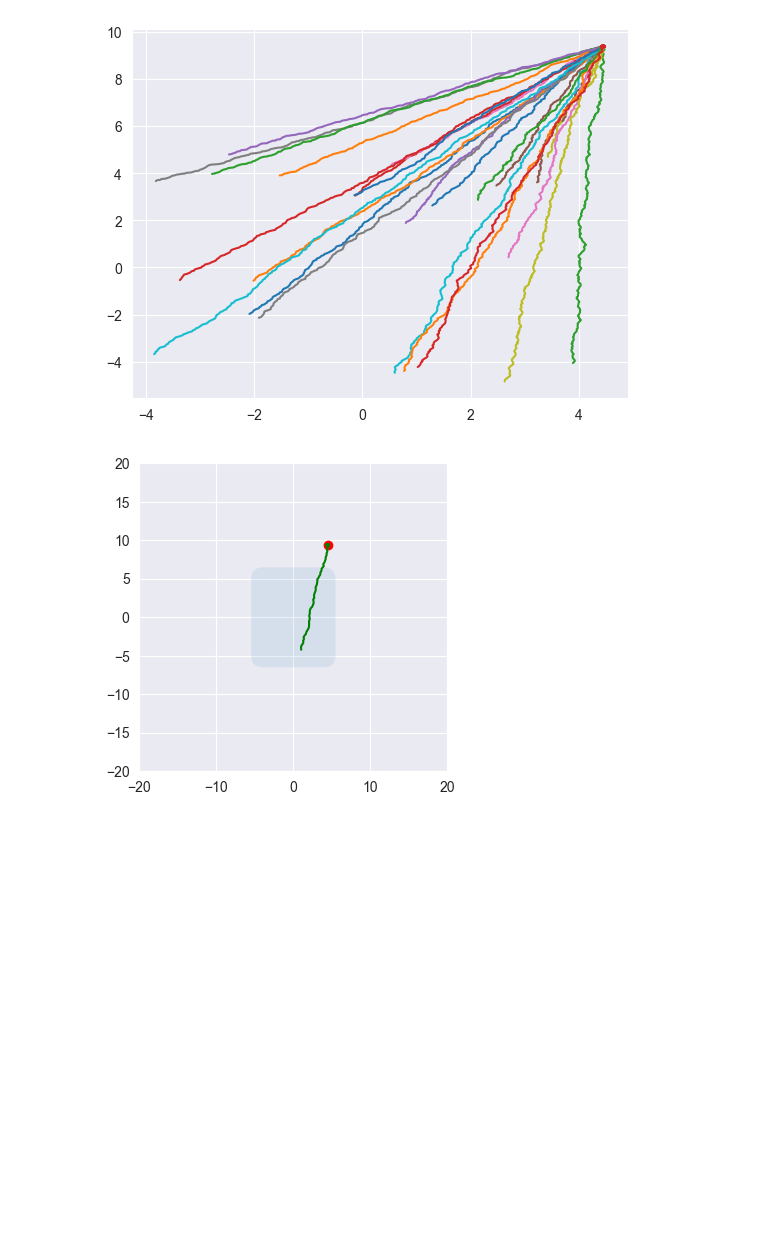
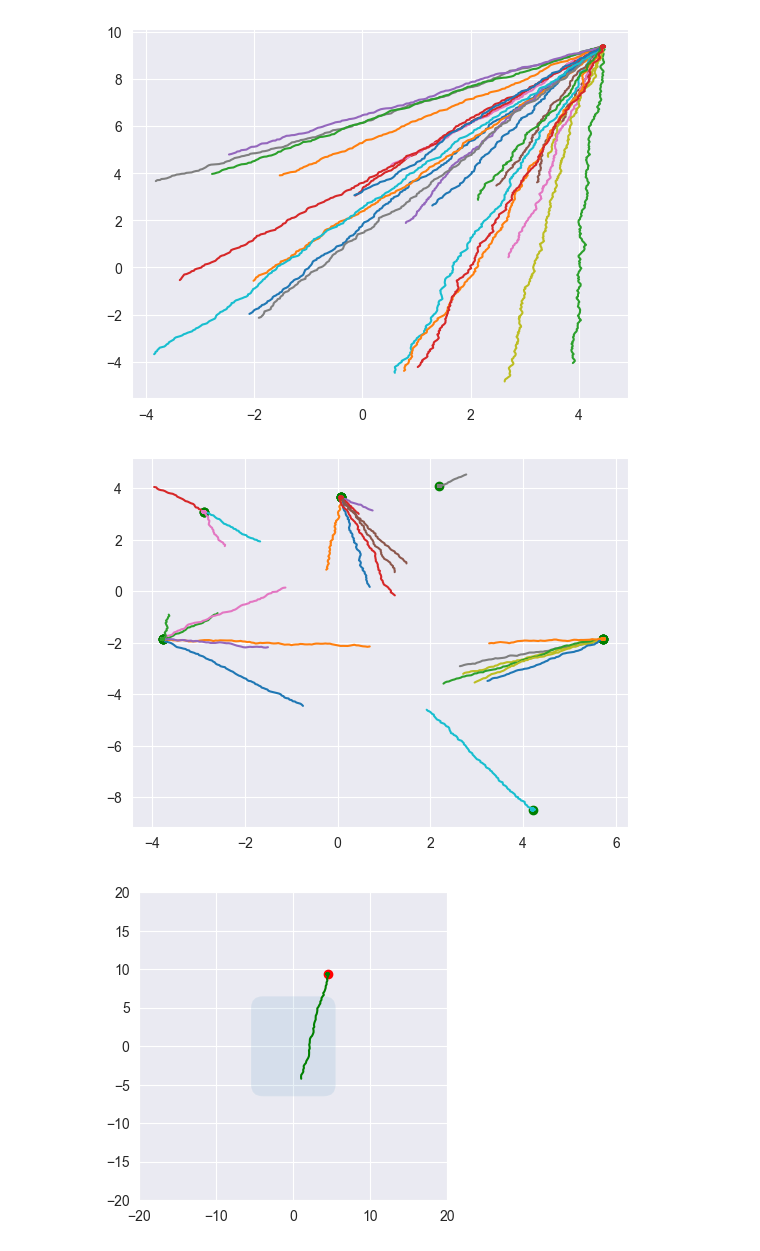
Before and after one commit to jerrymhuang/TogetherFlow, a Jupyter notebook: togetherflow/simulation_test.ipynb, the cells around one changed output. Cells and saved outputs as stored; diff of their text form; code cells hidden in the pictures; blank space fills up the shorter version.

```diff
--- a/togetherflow/simulation_test.ipynb
+++ b/togetherflow/simulation_test.ipynb
@@ -129,6 +139,17 @@ for i in range(len(agent_pos)):
     plt.plot(ext_position_sim[:,0], ext_position_sim[:,1])
 # %% [output]
 [figure]
+# %%
+for i in range(len(agent_pos)):
+
+    distance_to_beacon = np.linalg.norm(agent_pos[i] - beacon_pos, axis=1)
+    id = np.argmin(distance_to_beacon)
+
+    ext_position_sim = move_to_beacon(agent_pos[i], beacon_pos[id], noise=1)
+    plt.plot(ext_position_sim[:,0], ext_position_sim[:,1])
+    plt.scatter(beacon_pos[id, 0], beacon_pos[id, 1], color="g")
+# %% [output]
+[figure, added]
 # %%
 position_sim = move_to_beacon(agent_pos[-1], beacon_pos[-1], dt=0.5, timesteps=100, noise=1.)
 b = inspect_position_influence(position_sim, beacon_pos[-1])
```
Also changed, not shown: parts of 10 cells of this notebook, 2 other files.
